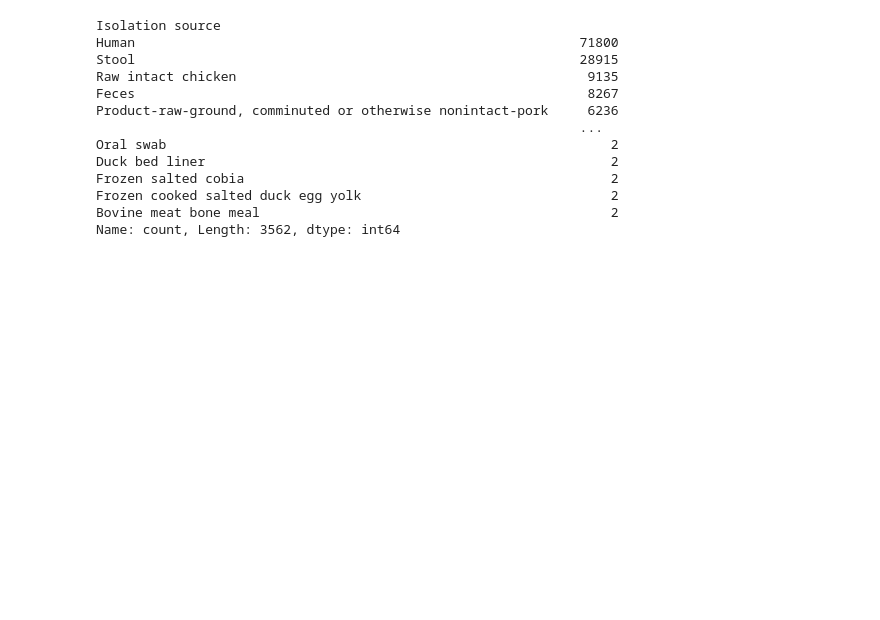
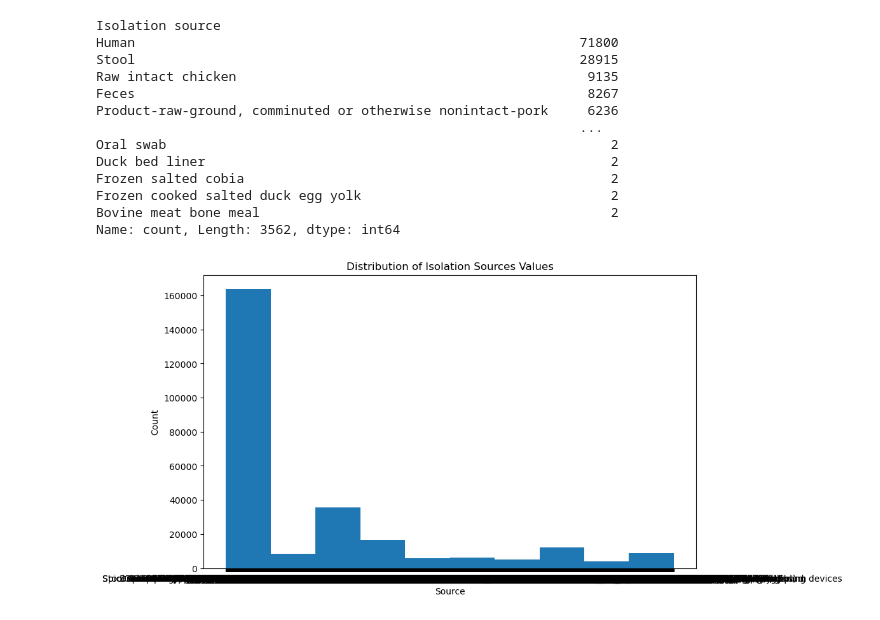
Before and after one commit to mhuzzell/NWB_hackathon_salmonella, a Jupyter notebook: Data_cleaning_script.ipynb, the cells around one changed output. Saved outputs shown, nothing was run; the diff lists cells and outputs as text; code cells hidden in the pictures; blank space fills up the shorter version.

```diff
--- a/Data_cleaning_script.ipynb
+++ b/Data_cleaning_script.ipynb
@@ -143,4 +143,12 @@ Frozen cooked salted duck egg yolk                                2
 Bovine meat bone meal                                             2
 Name: count, Length: 3562, dtype: int64
 # %%
-# Going to make a histogram but will push changes for now
+# Histogram to see the distribution of sources
+salmonella_df['Isolation source'].hist(bins=10, figsize=(10, 6))
+plt.title('Distribution of Isolation Sources Values')
+plt.xlabel('Source')
+plt.ylabel('Count')
+plt.grid(False)  # Optional: removes grid lines
+plt.show()
+# %% [output]
+[figure, added]
```
